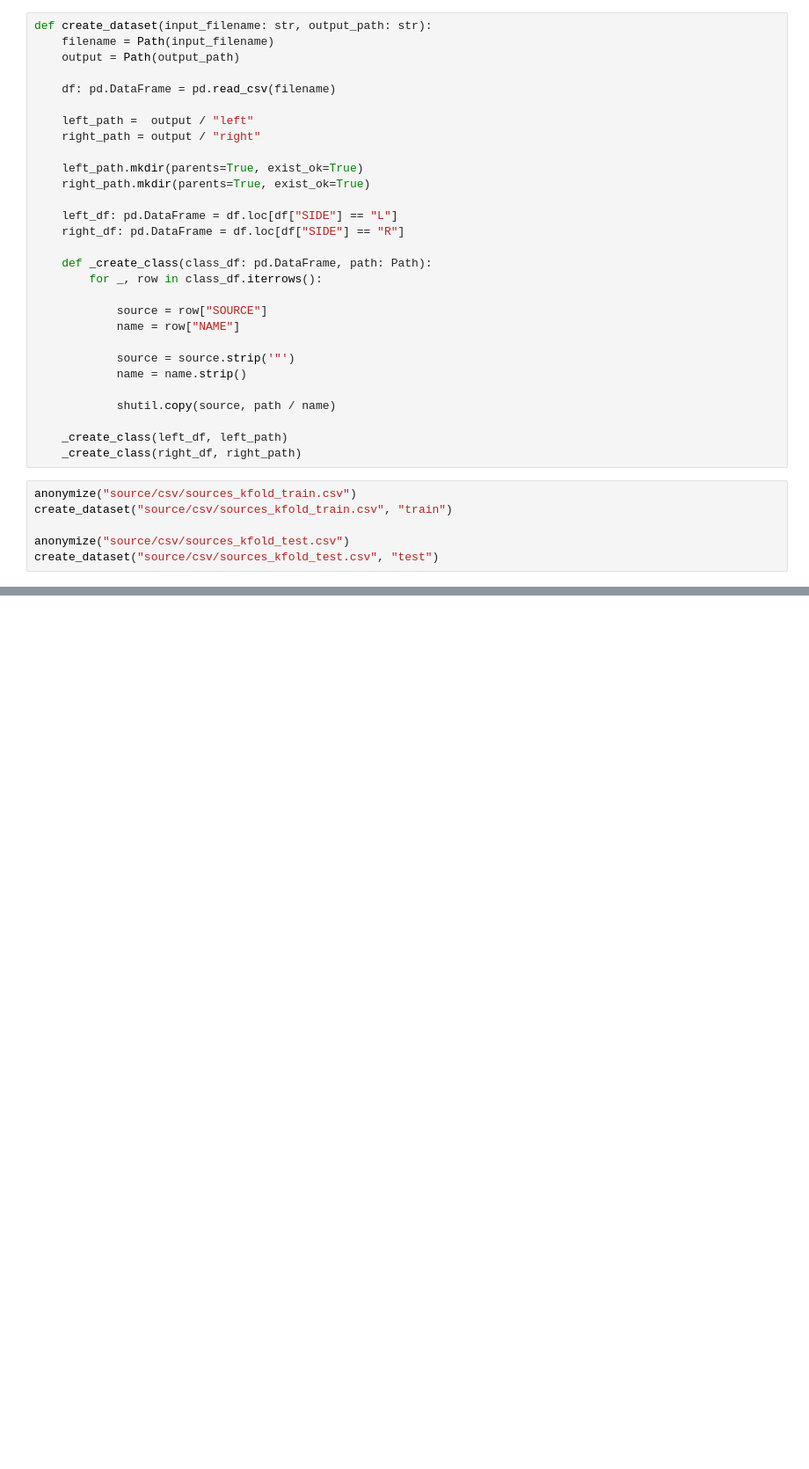
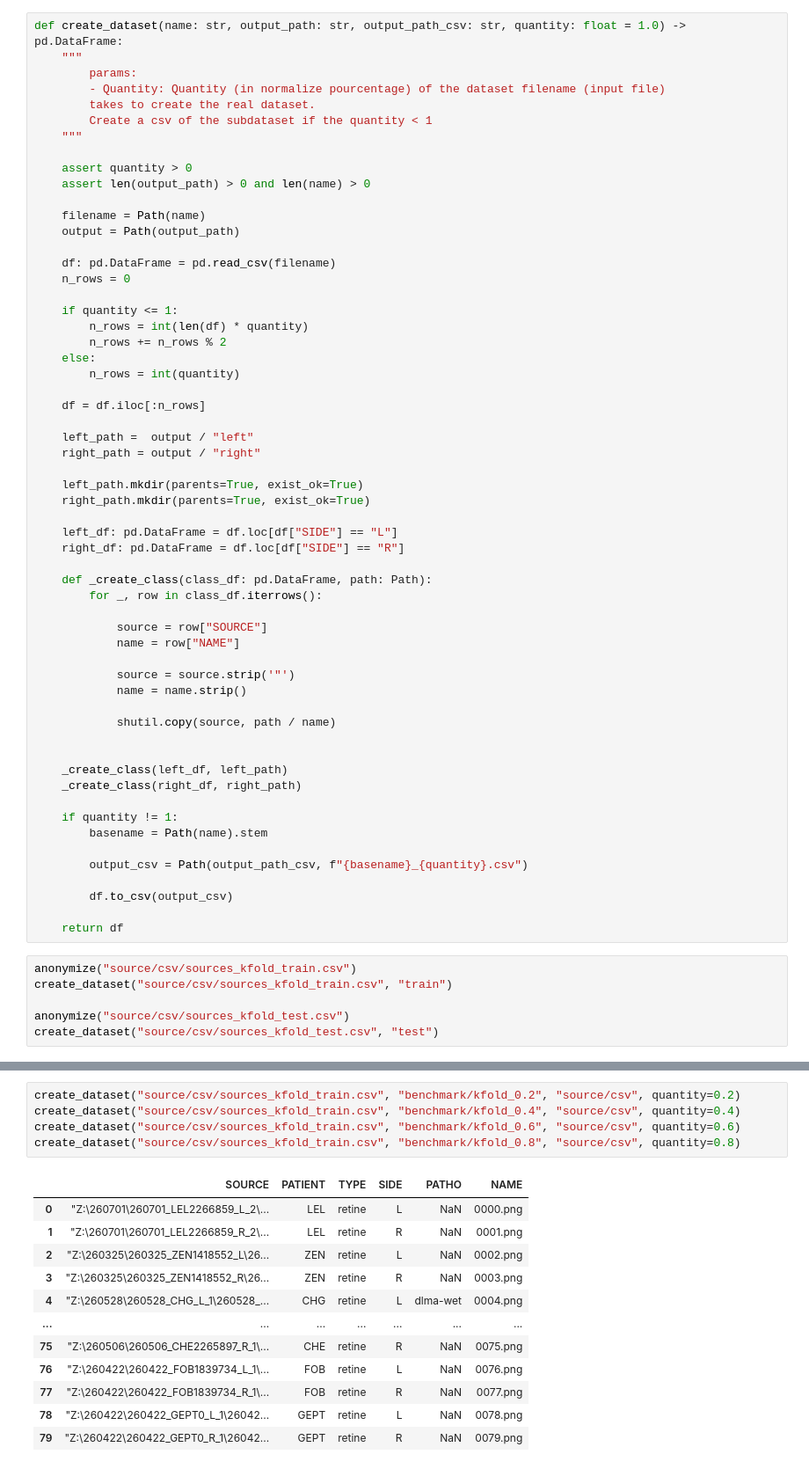
Before and after one commit to DigitalHolography/LeftRightEyeClassification, a Jupyter notebook: dataset/dataset.ipynb, the cells around one changed output, grey strips where cells are left out. Shown at 88% size. Saved outputs shown, nothing was run; the diff lists cells and outputs as text; blank space fills up the shorter version.

```diff
--- a/dataset/dataset.ipynb
+++ b/dataset/dataset.ipynb
@@ -16,11 +17,30 @@ def anonymize(dataset: str) -> list:
 
     df.to_csv(dataset, index=False)
 # %%
-def create_dataset(input_filename: str, output_path: str):
-    filename = Path(input_filename)
+def create_dataset(name: str, output_path: str, output_path_csv: str, quantity: float = 1.0) -> pd.DataFrame:
+    """
+        params:
+        - Quantity: Quantity (in normalize pourcentage) of the dataset filename (input file)
+        takes to create the real dataset.
+        Create a csv of the subdataset if the quantity < 1
+    """
+
+    assert quantity > 0
+    assert len(output_path) > 0 and len(name) > 0
+
+    filename = Path(name)
     output = Path(output_path)
 
     df: pd.DataFrame = pd.read_csv(filename)
+    n_rows = 0
+
+    if quantity <= 1:
+        n_rows = int(len(df) * quantity)
+        n_rows += n_rows % 2
+    else:
+        n_rows = int(quantity)
+
+    df = df.iloc[:n_rows]
 
     left_path =  output / "left"
     right_path = output / "right"
@@ -42,8 +62,18 @@ def create_dataset(input_filename: str, output_path: str):
 
             shutil.copy(source, path / name)
 
+
     _create_class(left_df, left_path)
     _create_class(right_df, right_path)
+
+    if quantity != 1:
+        basename = Path(name).stem
+
+        output_csv = Path(output_path_csv, f"{basename}_{quantity}.csv")
+
+        df.to_csv(output_csv)
+
+    return df
 # %%
 anonymize("source/csv/sources_kfold_train.csv")
 create_dataset("source/csv/sources_kfold_train.csv", "train")
@@ -52,0 +85,18 @@ create_dataset("source/csv/sources_kfold_test.csv", "test")
+# %%
+create_dataset("source/csv/sources_kfold_train.csv", "benchmark/kfold_0.2", "source/csv", quantity=0.2)
+create_dataset("source/csv/sources_kfold_train.csv", "benchmark/kfold_0.4", "source/csv", quantity=0.4)
+create_dataset("source/csv/sources_kfold_train.csv", "benchmark/kfold_0.6", "source/csv", quantity=0.6)
+create_dataset("source/csv/sources_kfold_train.csv", "benchmark/kfold_0.8", "source/csv", quantity=0.8)
+# %% [output]
+|  | SOURCE | PATIENT | TYPE | SIDE | PATHO | NAME |
+| 0 | "Z:\260701\260701_LEL2266859_L_2\... | LEL | retine | L | NaN | 0000.png |
+| 1 | "Z:\260701\260701_LEL2266859_R_2\... | LEL | retine | R | NaN | 0001.png |
+| 2 | "Z:\260325\260325_ZEN1418552_L\26... | ZEN | retine | L | NaN | 0002.png |
+| 3 | "Z:\260325\260325_ZEN1418552_R\26... | ZEN | retine | R | NaN | 0003.png |
+| 4 | "Z:\260528\260528_CHG_L_1\260528_... | CHG | retine | L | dlma-wet | 0004.png |
+| ... | ... | ... | ... | ... | ... | ... |
+| 75 | "Z:\260506\260506_CHE2265897_R_1\... | CHE | retine | R | NaN | 0075.png |
+| 76 | "Z:\260422\260422_FOB1839734_L_1\... | FOB | retine | L | NaN | 0076.png |
+| 77 | "Z:\260422\260422_FOB1839734_R_1\... | FOB | retine | R | NaN | 0077.png |
+| 78 | "Z:\260422\260422_GEPT0_L_1\26042... | GEPT | retine | L | NaN | 0078.png |
+| 79 | "Z:\260422\260422_GEPT0_R_1\26042... | GEPT | retine | R | NaN | 0079.png |
```
Also changed, not shown: parts of 3 cells of this notebook, 14 other files.
